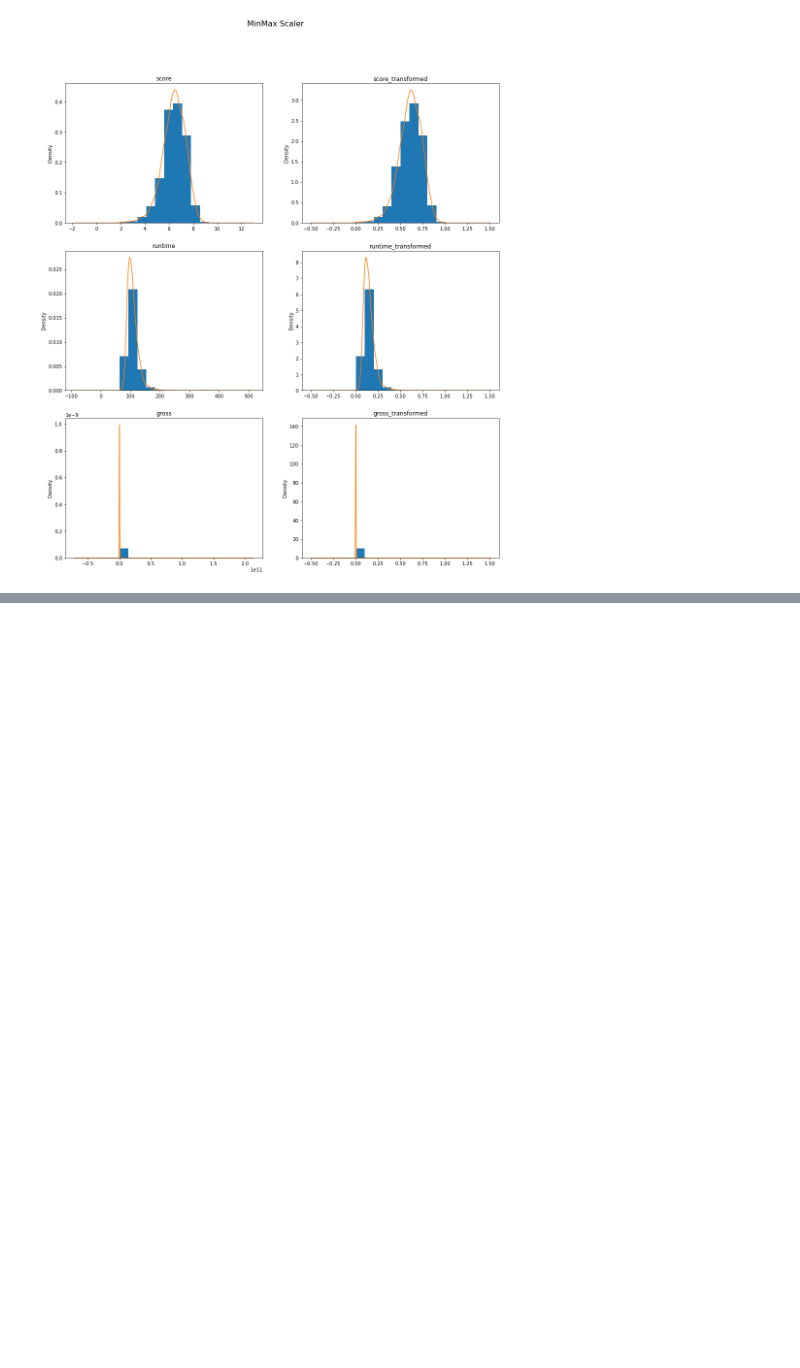
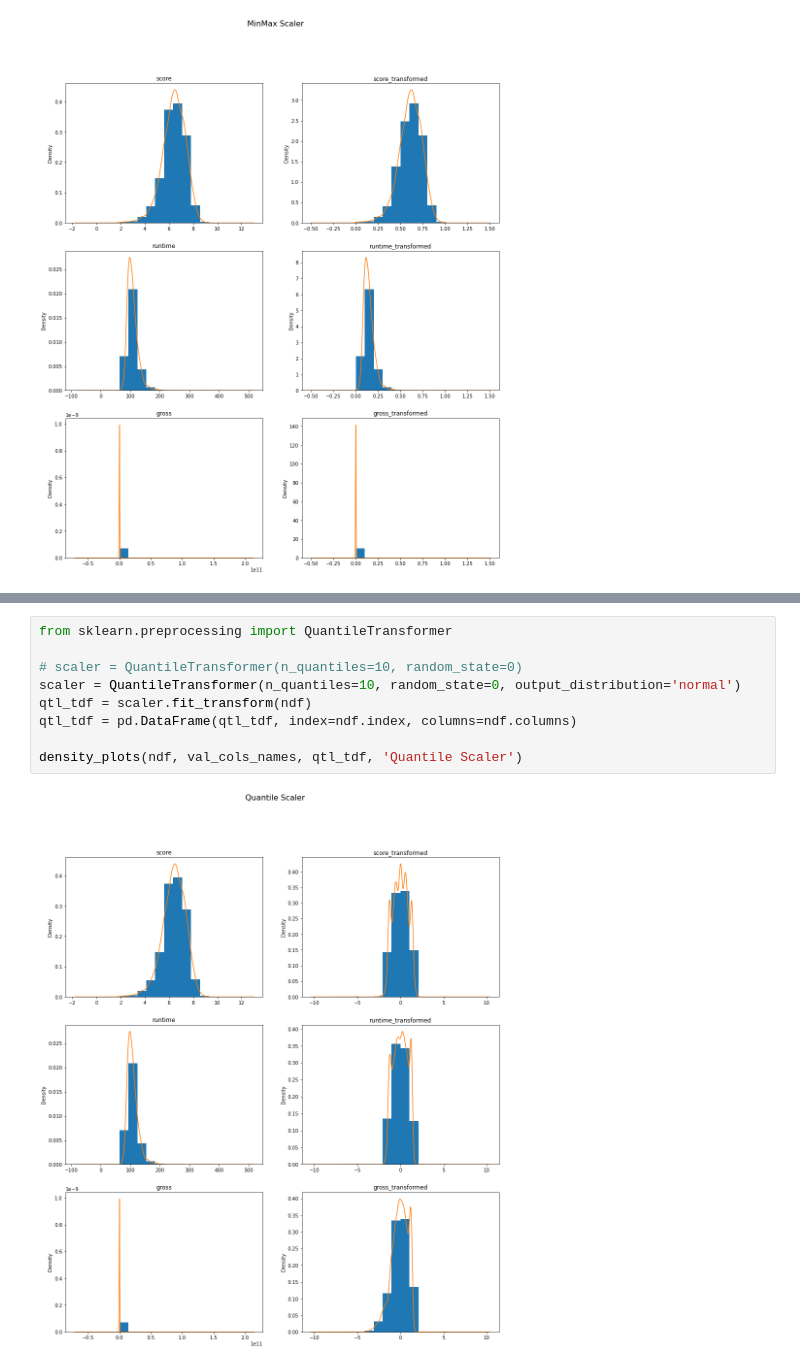
Before and after one commit to dchicasduena/COMP3400_Project, a Jupyter notebook: Project2.ipynb, the cells around one changed output, grey strips where cells are left out. Cells and saved outputs as stored; diff of their text form; blank space fills up the shorter version.

```diff
--- a/Project2.ipynb
+++ b/Project2.ipynb
@@ -101,0 +122,11 @@ density_plots(ndf, val_cols_names, min_max_tdf, 'MinMax Scaler')
+# %%
+from sklearn.preprocessing import QuantileTransformer
+
+# scaler = QuantileTransformer(n_quantiles=10, random_state=0)
+scaler = QuantileTransformer(n_quantiles=10, random_state=0, output_distribution='normal')
+qtl_tdf = scaler.fit_transform(ndf)
+qtl_tdf = pd.DataFrame(qtl_tdf, index=ndf.index, columns=ndf.columns)
+
+density_plots(ndf, val_cols_names, qtl_tdf, 'Quantile Scaler')
+# %% [output]
+[figure, added]
```
Also changed, not shown: parts of 5 cells of this notebook.
